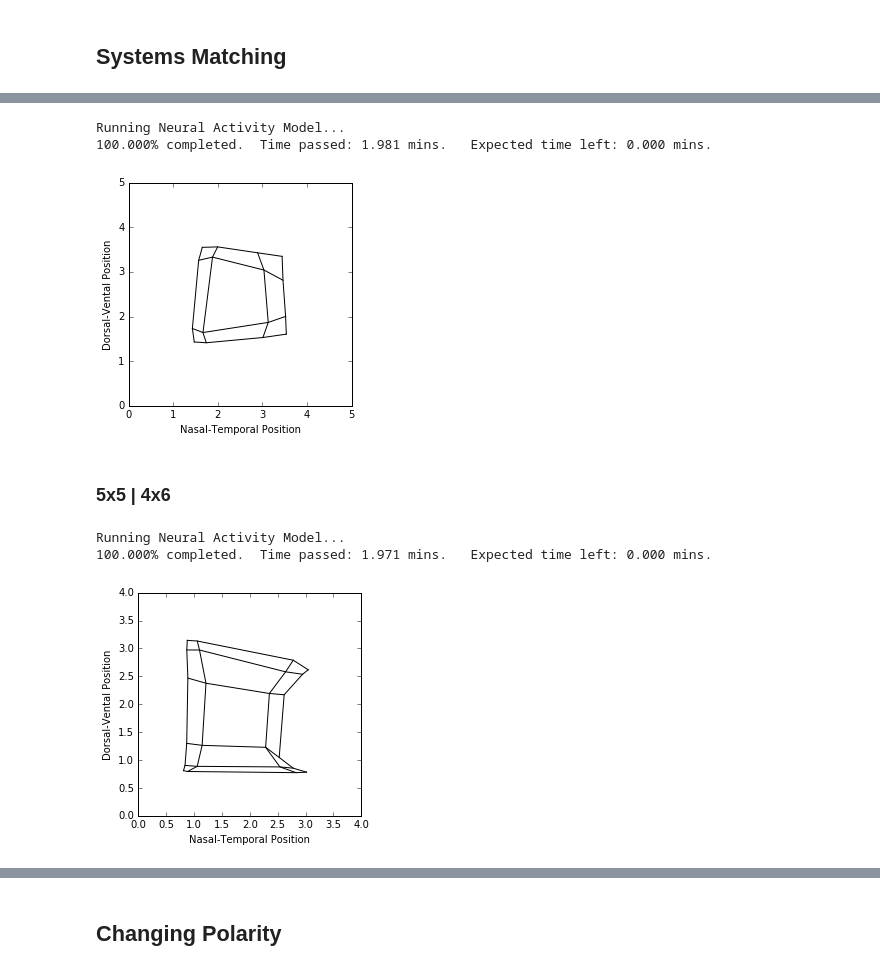
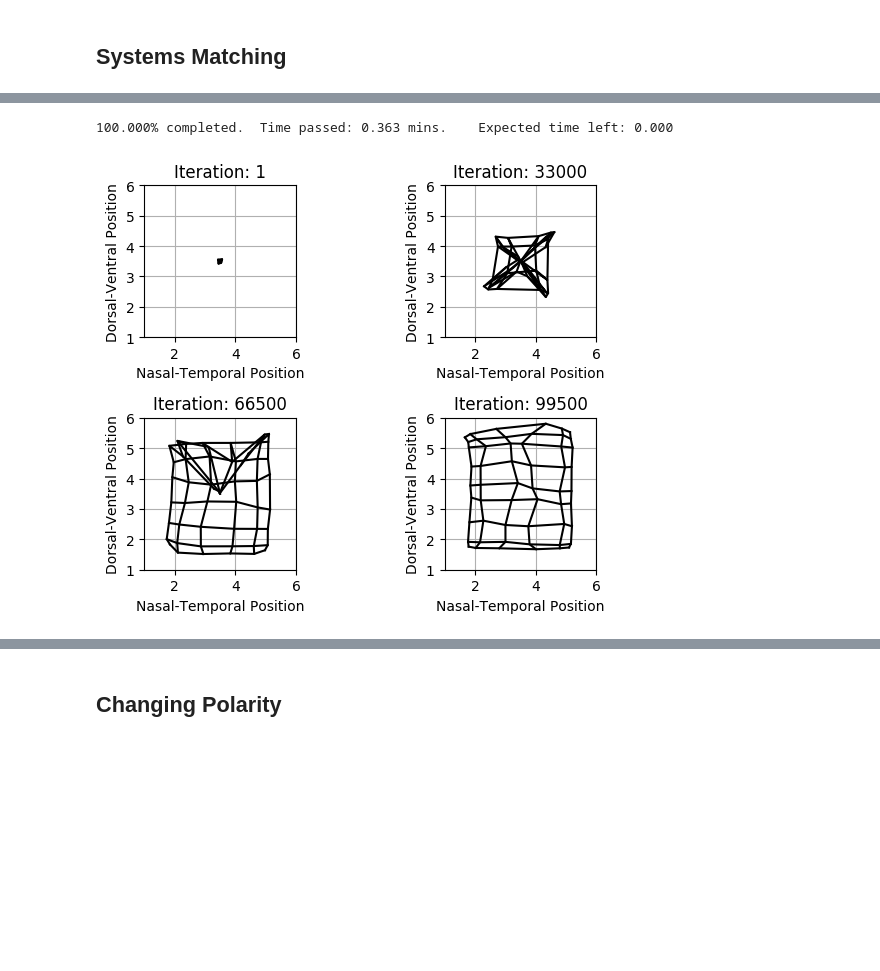
Before and after one commit to dkeitley/Map-Formation-Models, a Jupyter notebook: Neural_Activity_Model.ipynb, the cells around one changed output, grey strips where cells are left out. Drawn from its saved outputs; the diff is of its cells as text; code cells hidden in the pictures; blank space fills up the shorter version.

```diff
--- a/Neural_Activity_Model.ipynb
+++ b/Neural_Activity_Model.ipynb
@@ -637,22 +661,7 @@ plot_map(rfc1,5,5,5,7)
-# %%
-(iw2,rfc2) = systems_matching(6,6,4,4,60000)
-# %% [output]
-Running Neural Activity Model...
-100.000% completed.  Time passed: 1.981 mins.   Expected time left: 0.000 mins.
-# %%
-reset_sheet_params(6,6,4,4)
-plot_map(rfc2,6,6,4,4)
-# %% [output]
-[figure, removed]
-# %% [markdown]
-### 5x5 | 4x6
-# %%
-(iw3,rfc3) = systems_matching(5,5,4,6,60000)
-# %% [output]
-Running Neural Activity Model...
-100.000% completed.  Time passed: 1.971 mins.   Expected time left: 0.000 mins.
-# %%
-reset_sheet_params(5,5,4,6)
-plot_map(rfc3,5,5,4,6)
-# %% [output]
-[figure, removed]
+# %%
+am2 = ActivityModel(6,6,9,6,get_tec_pms(9,6));
+run(am2,100000);
+plot_map(am2)
+# %% [output]
+100.000% completed.  Time passed: 0.363 mins.    Expected time left: 0.000
+[figure, added]
```
Also changed, not shown: parts of 57 cells of this notebook, 3 other files.
